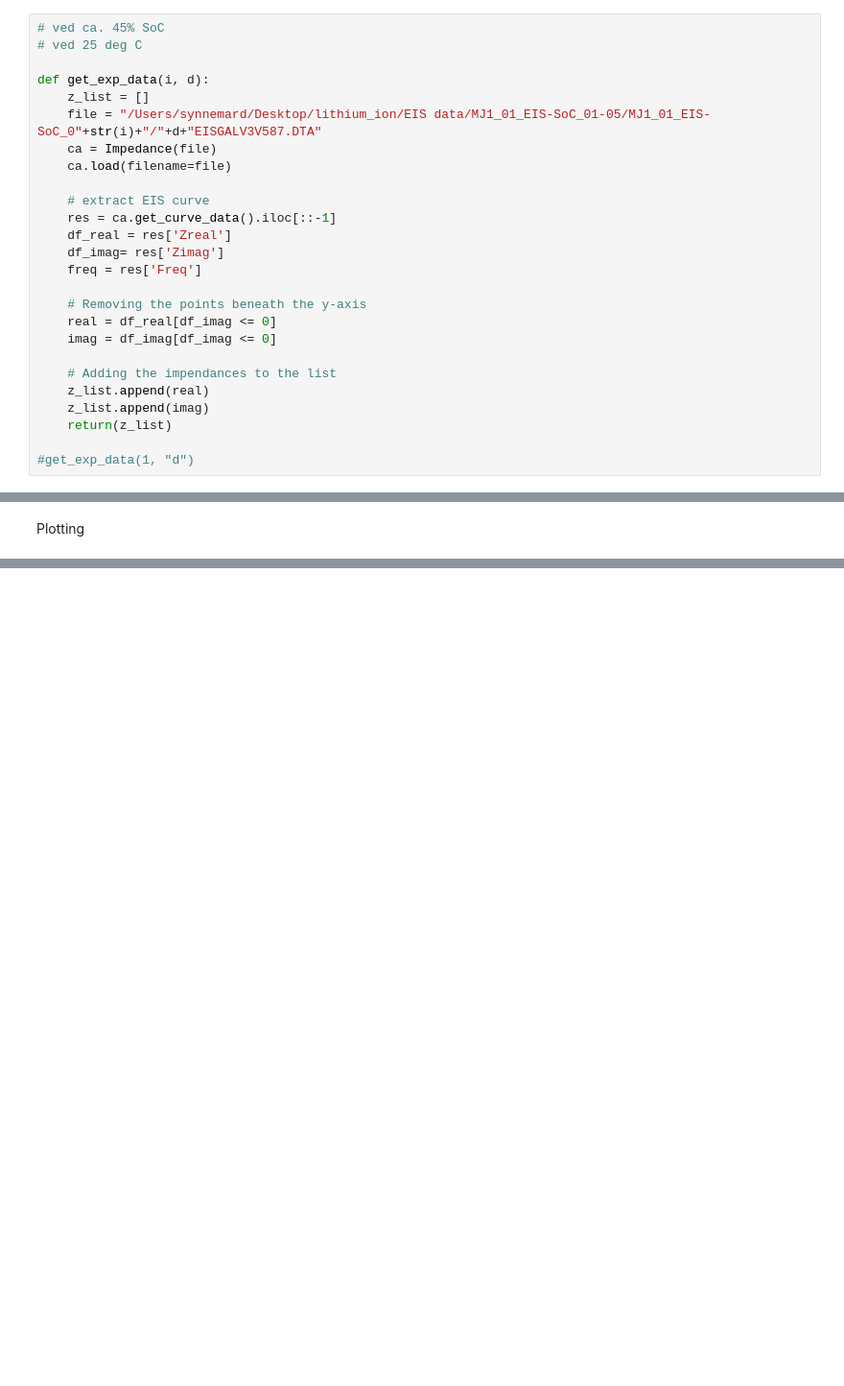
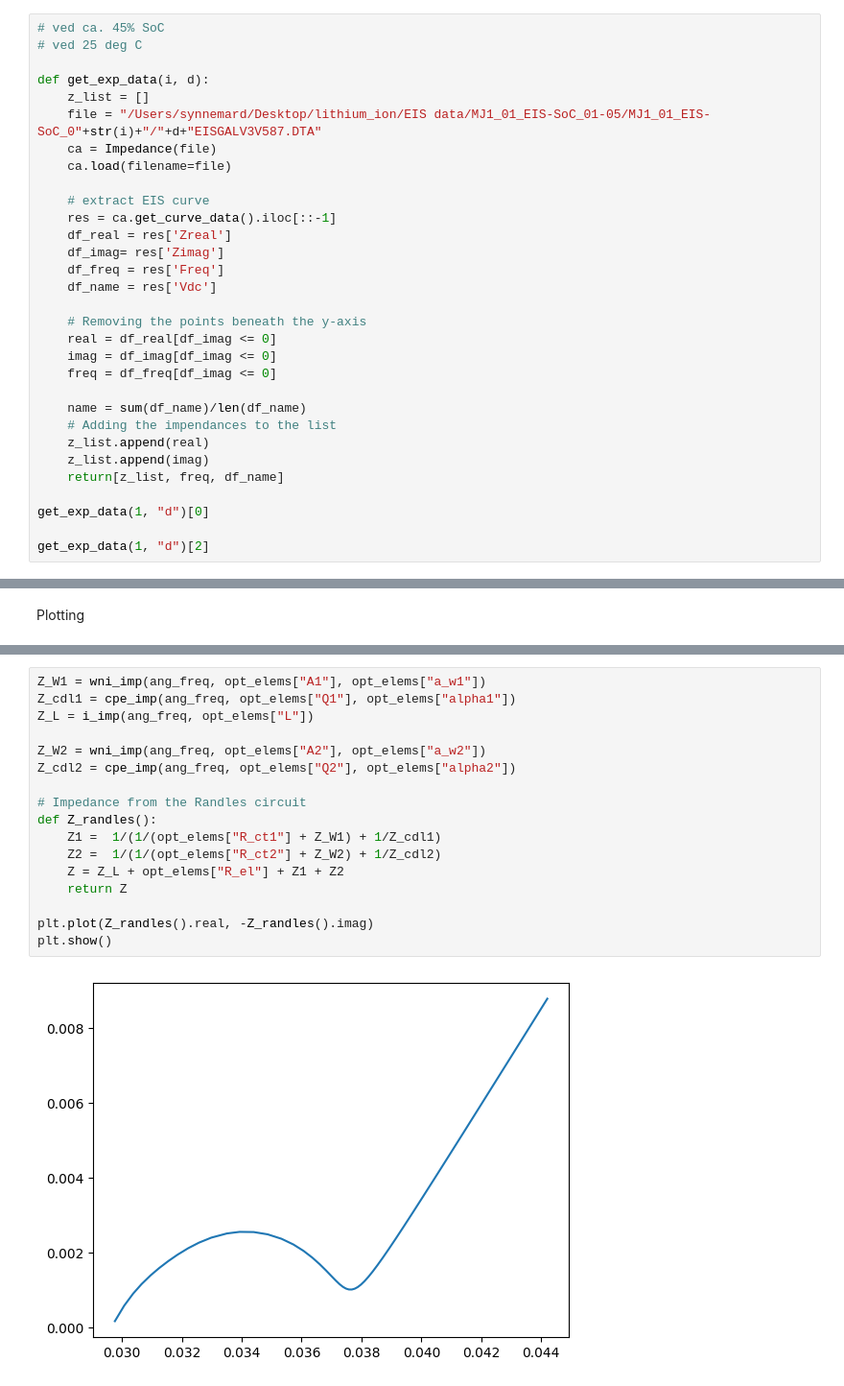
Before and after one commit to samaard2001/EIS-code, a Jupyter notebook: Code/EIS_degrad_params.ipynb, the cells around one changed output, grey strips where cells are left out. Shown at 96% size. Drawn from its saved outputs; the diff is of its cells as text; blank space fills up the shorter version.

```diff
--- a/Code/EIS_degrad_params.ipynb
+++ b/Code/EIS_degrad_params.ipynb
@@ -33,15 +33,20 @@ def get_exp_data(i, d):
     res = ca.get_curve_data().iloc[::-1]
     df_real = res['Zreal']
     df_imag= res['Zimag']
-    freq = res['Freq']
+    df_freq = res['Freq']
+    df_name = res['Vdc']
 
     # Removing the points beneath the y-axis
     real = df_real[df_imag <= 0]
     imag = df_imag[df_imag <= 0]
+    freq = df_freq[df_imag <= 0]
 
+    name = sum(df_name)/len(df_name)
     # Adding the impendances to the list
     z_list.append(real)
     z_list.append(imag)
-    return(z_list)
+    return[z_list, freq, df_name]
 
-#get_exp_data(1, "d")
+get_exp_data(1, "d")[0]
+
+get_exp_data(1, "d")[2]
@@ -86,0 +192,19 @@ combined_plot(4)
+# %%
+Z_W1 = wni_imp(ang_freq, opt_elems["A1"], opt_elems["a_w1"])
+Z_cdl1 = cpe_imp(ang_freq, opt_elems["Q1"], opt_elems["alpha1"])
+Z_L = i_imp(ang_freq, opt_elems["L"])
+
+Z_W2 = wni_imp(ang_freq, opt_elems["A2"], opt_elems["a_w2"])
+Z_cdl2 = cpe_imp(ang_freq, opt_elems["Q2"], opt_elems["alpha2"])
+
+# Impedance from the Randles circuit
+def Z_randles():
+    Z1 =  1/(1/(opt_elems["R_ct1"] + Z_W1) + 1/Z_cdl1)
+    Z2 =  1/(1/(opt_elems["R_ct2"] + Z_W2) + 1/Z_cdl2)
+    Z = Z_L + opt_elems["R_el"] + Z1 + Z2
+    return Z
+
+plt.plot(Z_randles().real, -Z_randles().imag)
+plt.show()
+# %% [output]
+[figure, added]
```
Also changed, not shown: parts of 7 cells of this notebook.
